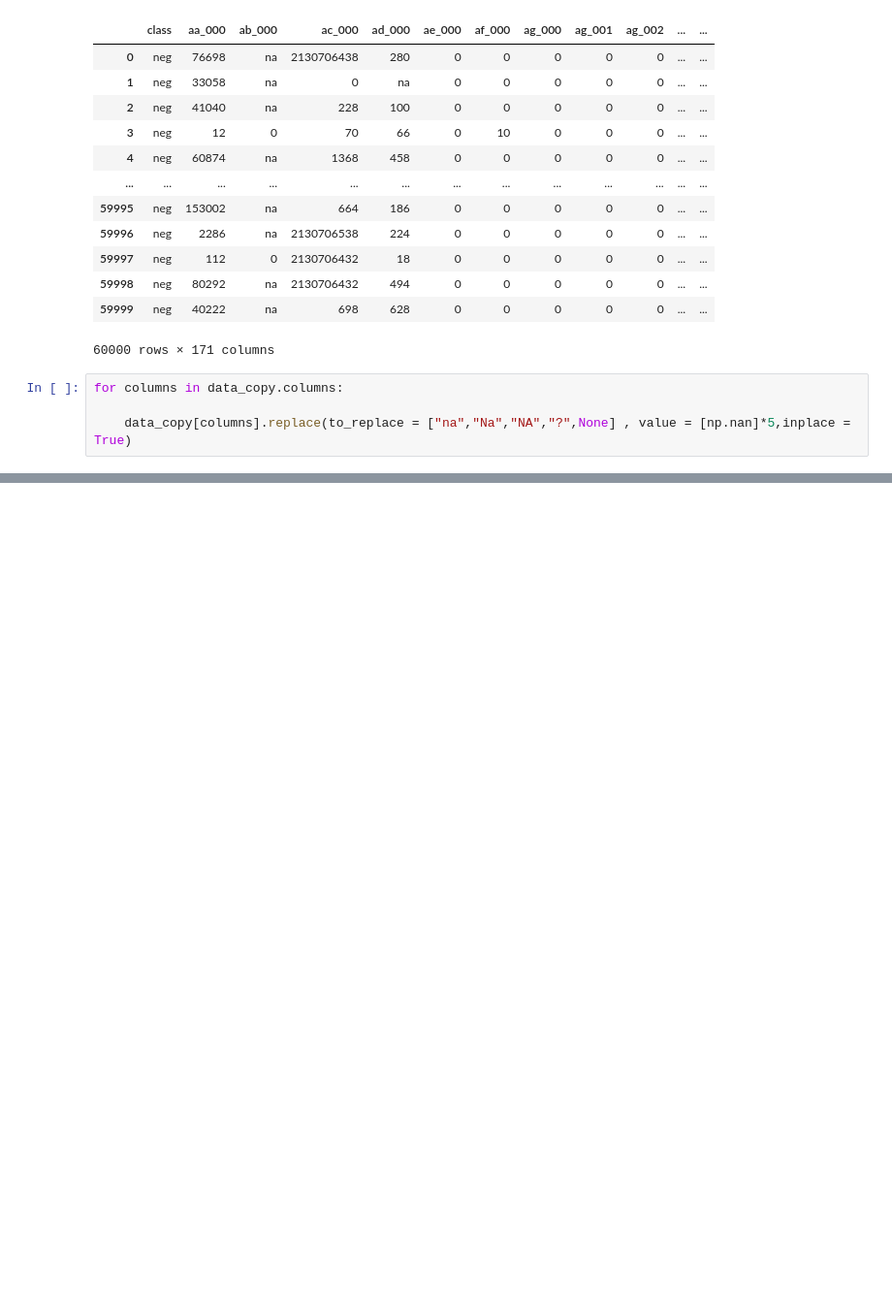
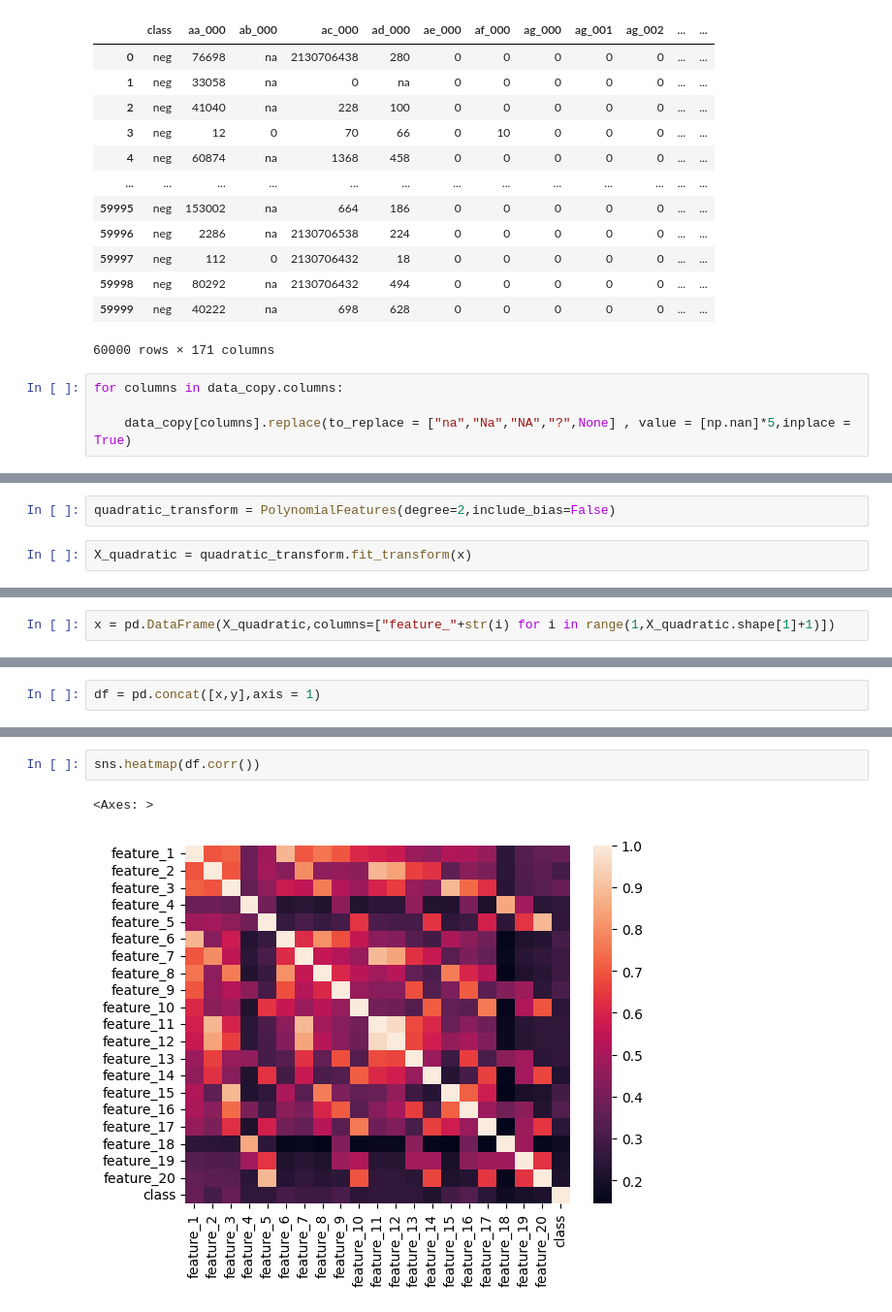
Before and after one commit to KapilSharma0/scania-aps-failure-preprocessing, a Jupyter notebook: scania-aps-failure-preprocessing.ipynb, the cells around one changed output, grey strips where cells are left out. Shown at 97% size. Drawn from its saved outputs; the diff is of its cells as text; blank space fills up the shorter version.

```diff
--- a/scania-aps-failure-preprocessing.ipynb
+++ b/scania-aps-failure-preprocessing.ipynb
@@ -93,0 +640,4 @@ Before deleaing with missing values let us check for duplicate rows first
+# %%
+quadratic_transform = PolynomialFeatures(degree=2,include_bias=False)
+# %%
+X_quadratic = quadratic_transform.fit_transform(x)
@@ -93,0 +664,2 @@ Before deleaing with missing values let us check for duplicate rows first
+# %%
+x = pd.DataFrame(X_quadratic,columns=["feature_"+str(i) for i in range(1,X_quadratic.shape[1]+1)])
@@ -93,0 +682,2 @@ Before deleaing with missing values let us check for duplicate rows first
+# %%
+df = pd.concat([x,y],axis = 1)
@@ -93,0 +700,5 @@ Before deleaing with missing values let us check for duplicate rows first
+# %%
+sns.heatmap(df.corr())
+# %% [output]
+<Axes: >
+[figure, added]
```
Also changed, not shown: parts of 77 cells of this notebook.
